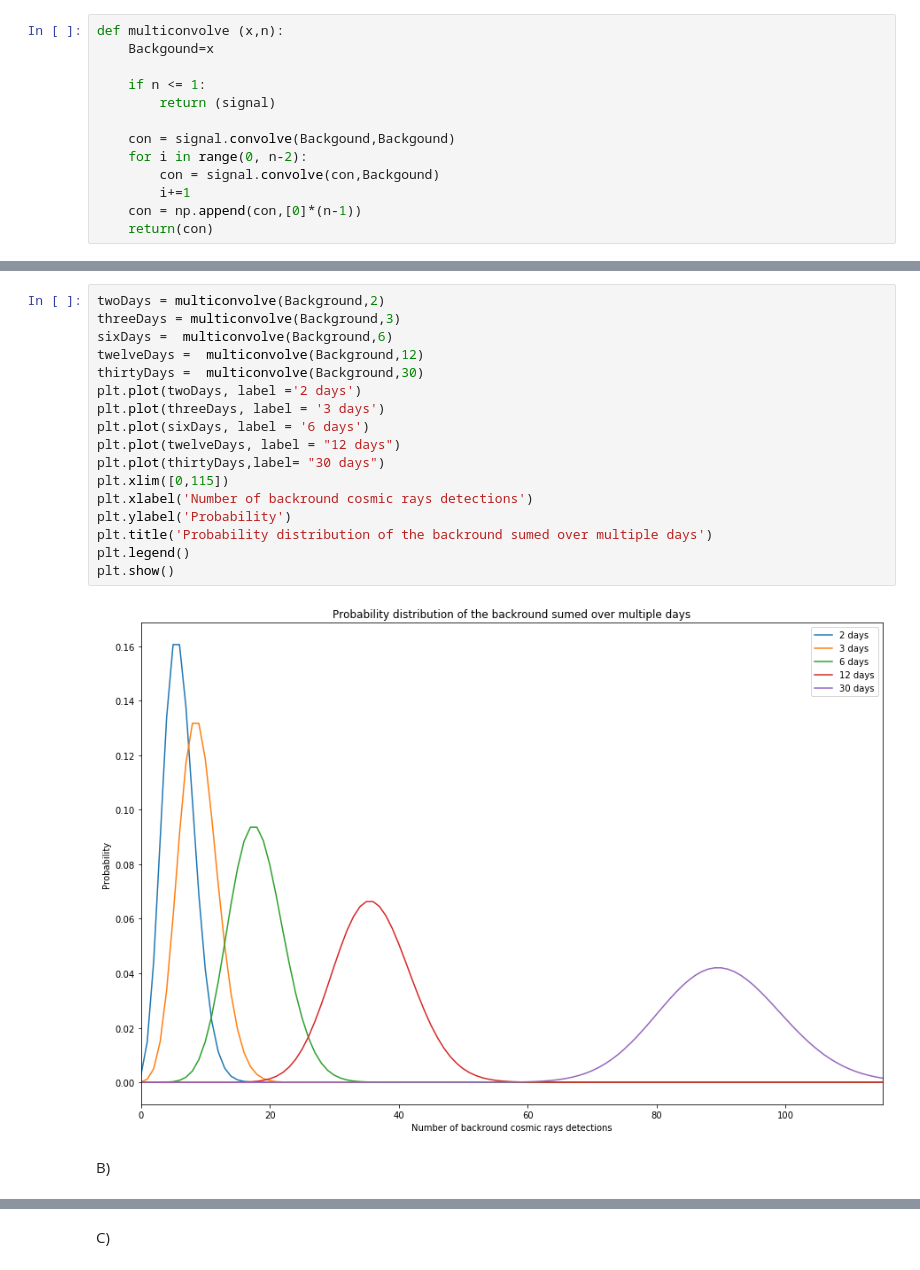
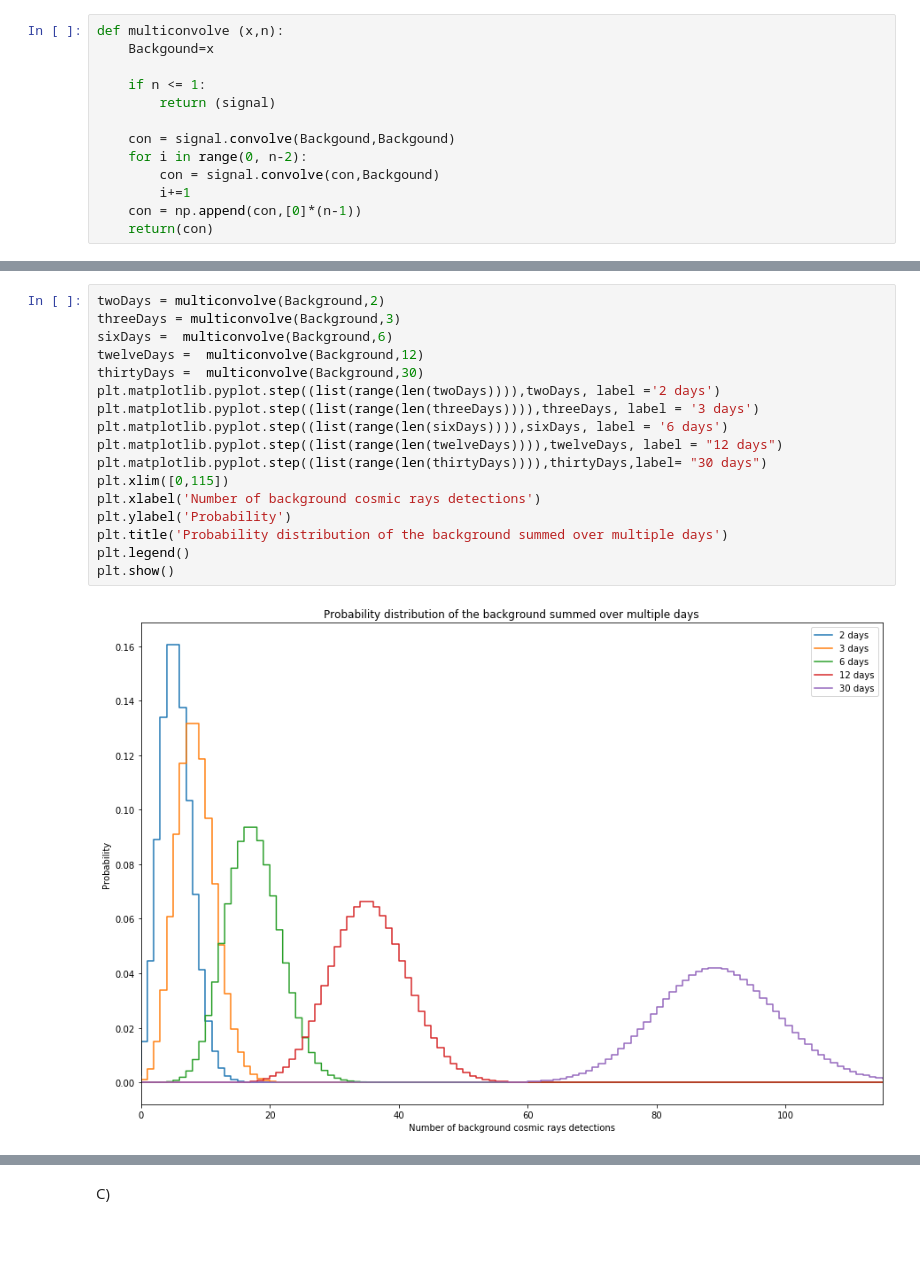
Before and after one commit to GammasBox/phys434Lab, a Jupyter notebook: Lab#2.ipynb, the cells around one changed output, grey strips where cells are left out. Cells and saved outputs as stored; diff of their text form; blank space fills up the shorter version.

```diff
--- a/Lab#2.ipynb
+++ b/Lab#2.ipynb
@@ -48,21 +51,19 @@ Now lets look at how how this backound veary over days of obsevaions, we exoect
 # %%
 twoDays = multiconvolve(Background,2)
 threeDays = multiconvolve(Background,3)
 sixDays =  multiconvolve(Background,6)
 twelveDays =  multiconvolve(Background,12)
 thirtyDays =  multiconvolve(Background,30)
-plt.plot(twoDays, label ='2 days')
-plt.plot(threeDays, label = '3 days')
-plt.plot(sixDays, label = '6 days')
-plt.plot(twelveDays, label = "12 days")
-plt.plot(thirtyDays,label= "30 days")
+plt.matplotlib.pyplot.step((list(range(len(twoDays)))),twoDays, label ='2 days')
+plt.matplotlib.pyplot.step((list(range(len(threeDays)))),threeDays, label = '3 days')
+plt.matplotlib.pyplot.step((list(range(len(sixDays)))),sixDays, label = '6 days')
+plt.matplotlib.pyplot.step((list(range(len(twelveDays)))),twelveDays, label = "12 days")
+plt.matplotlib.pyplot.step((list(range(len(thirtyDays)))),thirtyDays,label= "30 days")
 plt.xlim([0,115])
-plt.xlabel('Number of backround cosmic rays detections')
+plt.xlabel('Number of background cosmic rays detections')
 plt.ylabel('Probability')
-plt.title('Probability distribution of the backround sumed over multiple days')
+plt.title('Probability distribution of the background summed over multiple days')
 plt.legend()
 plt.show()
 # %% [output]
-[figure, old version]
+[figure, new version]
-# %% [markdown]
-B)
```
Also changed, not shown: parts of 34 cells of this notebook.
